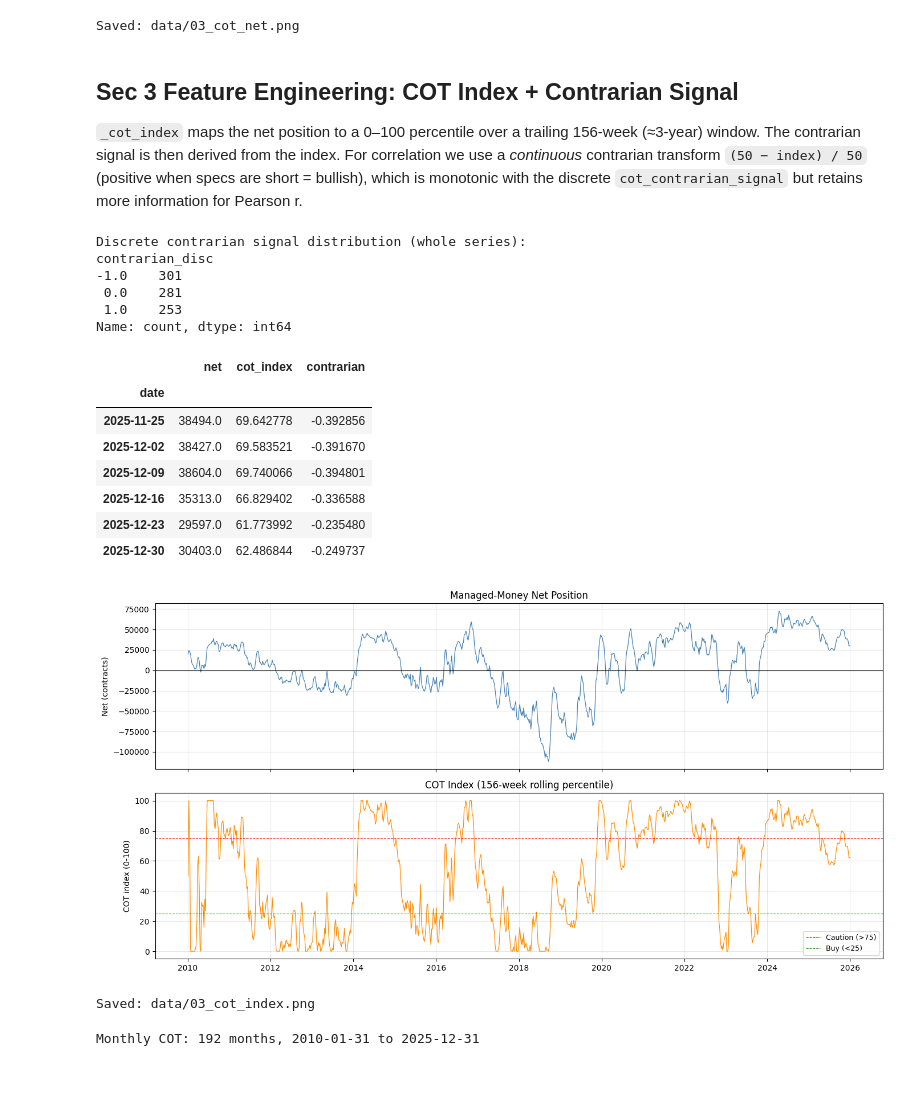
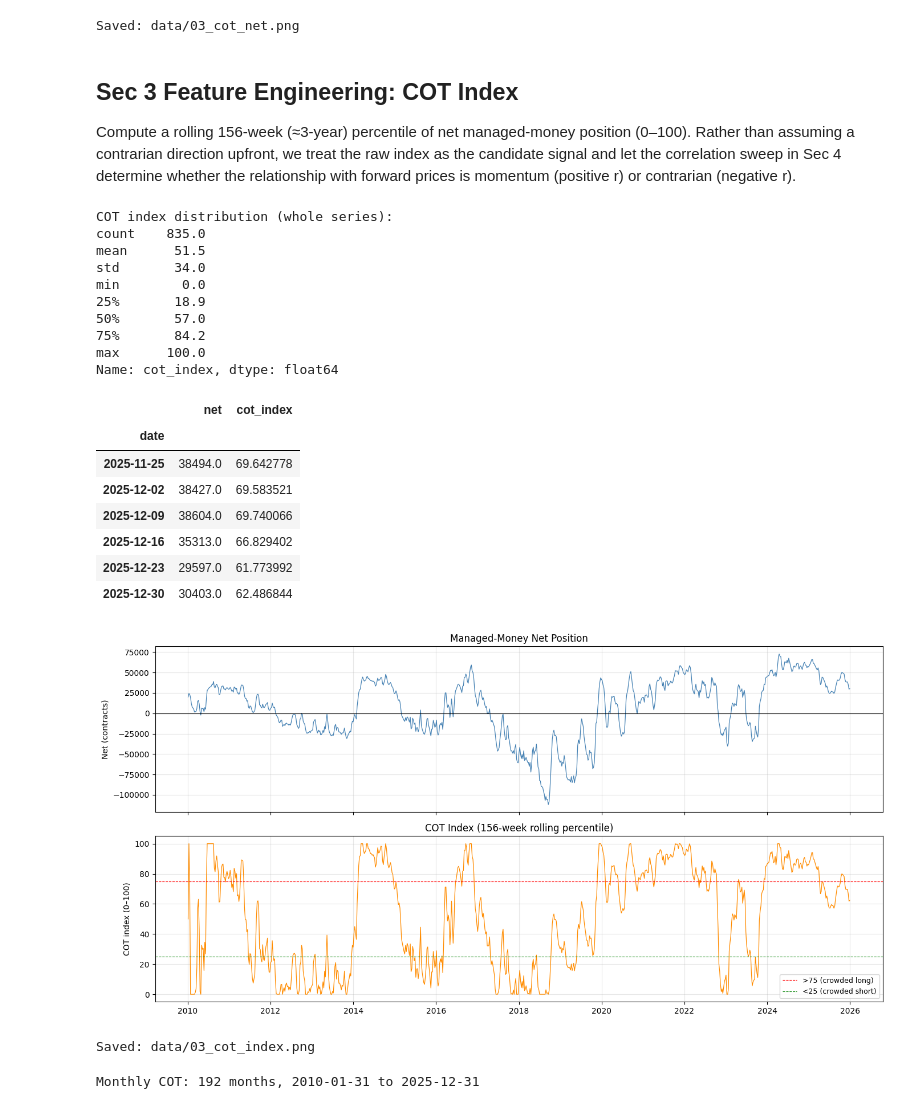
Before and after one commit to abhirajp97/greensignal, a Jupyter notebook: notebooks/coffee_backtests/03_cot_signal.ipynb, the cells around one changed output. Saved outputs shown, nothing was run; the diff lists cells and outputs as text; code cells hidden in the pictures; blank space fills up the shorter version.

```diff
--- a/notebooks/coffee_backtests/03_cot_signal.ipynb
+++ b/notebooks/coffee_backtests/03_cot_signal.ipynb
@@ -120,53 +120,55 @@ print('Saved: data/03_cot_net.png')
 [figure]
 Saved: data/03_cot_net.png
 # %% [markdown]
-## Sec 3  Feature Engineering: COT Index + Contrarian Signal
+## Sec 3  Feature Engineering: COT Index
 
-`_cot_index` maps the net position to a 0–100 percentile over a trailing 156-week (≈3-year) window. The contrarian signal is then derived from the index. For correlation we use a *continuous* contrarian transform `(50 − index) / 50` (positive when specs are short = bullish), which is monotonic with the discrete `cot_contrarian_signal` but retains more information for Pearson r.
+Compute a rolling 156-week (≈3-year) percentile of net managed-money position (0–100). Rather than assuming a contrarian direction upfront, we treat the raw index as the candidate signal and let the correlation sweep in Sec 4 determine whether the relationship with forward prices is momentum (positive r) or contrarian (negative r).
 # %%
 cot_df['cot_index'] = _cot_index(cot_df['net'], window=156)
-cot_df['contrarian_disc'] = cot_df['cot_index'].apply(cot_contrarian_signal)
-cot_df['contrarian'] = -(cot_df['cot_index'] - 50.0) / 50.0
 
-print('Discrete contrarian signal distribution (whole series):')
-print(cot_df['contrarian_disc'].value_counts().sort_index())
-cot_df[['net', 'cot_index', 'contrarian']].tail(6)
+print('COT index distribution (whole series):')
+print(cot_df['cot_index'].describe().round(1))
+cot_df[['net', 'cot_index']].tail(6)
 # %% [output]
-Discrete contrarian signal distribution (whole series):
-contrarian_disc
--1.0    301
- 0.0    281
- 1.0    253
-Name: count, dtype: int64
+COT index distribution (whole series):
+count    835.0
+mean      51.5
+std       34.0
+min        0.0
+25%       18.9
+50%       57.0
+75%       84.2
+max      100.0
+Name: cot_index, dtype: float64
-|  | net | cot_index | contrarian |
-| date |  |  |  |
-| 2025-11-25 | 38494.0 | 69.642778 | -0.392856 |
-| 2025-12-02 | 38427.0 | 69.583521 | -0.391670 |
-| 2025-12-09 | 38604.0 | 69.740066 | -0.394801 |
-| 2025-12-16 | 35313.0 | 66.829402 | -0.336588 |
-| 2025-12-23 | 29597.0 | 61.773992 | -0.235480 |
-| 2025-12-30 | 30403.0 | 62.486844 | -0.249737 |
+|  | net | cot_index |
+| date |  |  |
+| 2025-11-25 | 38494.0 | 69.642778 |
+| 2025-12-02 | 38427.0 | 69.583521 |
+| 2025-12-09 | 38604.0 | 69.740066 |
+| 2025-12-16 | 35313.0 | 66.829402 |
+| 2025-12-23 | 29597.0 | 61.773992 |
+| 2025-12-30 | 30403.0 | 62.486844 |
 # %%
 fig, axes = plt.subplots(2, 1, figsize=(14, 7), sharex=True)
 axes[0].plot(cot_df.index, cot_df['net'], color='steelblue', lw=0.9)
 axes[0].axhline(0, color='black', lw=0.8)
 axes[0].set_ylabel('Net (contracts)')
 axes[0].set_title('Managed-Money Net Position')
 axes[0].grid(True, alpha=0.3)
 
 axes[1].plot(cot_df.index, cot_df['cot_index'], color='darkorange', lw=0.9)
-axes[1].axhline(75, color='red', linestyle='--', lw=0.8, label='Caution (>75)')
-axes[1].axhline(25, color='green', linestyle='--', lw=0.8, label='Buy (<25)')
-axes[1].set_ylabel('COT index (0-100)')
+axes[1].axhline(75, color='red', linestyle='--', lw=0.8, label='>75 (crowded long)')
+axes[1].axhline(25, color='green', linestyle='--', lw=0.8, label='<25 (crowded short)')
+axes[1].set_ylabel('COT index (0–100)')
 axes[1].set_title('COT Index (156-week rolling percentile)')
 axes[1].legend(fontsize=9)
 axes[1].grid(True, alpha=0.3)
 plt.tight_layout()
 plt.savefig('data/03_cot_index.png', dpi=150, bbox_inches='tight')
 plt.show()
 print('Saved: data/03_cot_index.png')
 # %% [output]
-[figure, old version]
+[figure, new version]
 Saved: data/03_cot_index.png
 # %%
 # Resample weekly -> month-end (last available Tuesday reading per month)
```
Also changed, not shown: parts of 19 cells of this notebook, 8 other files.
